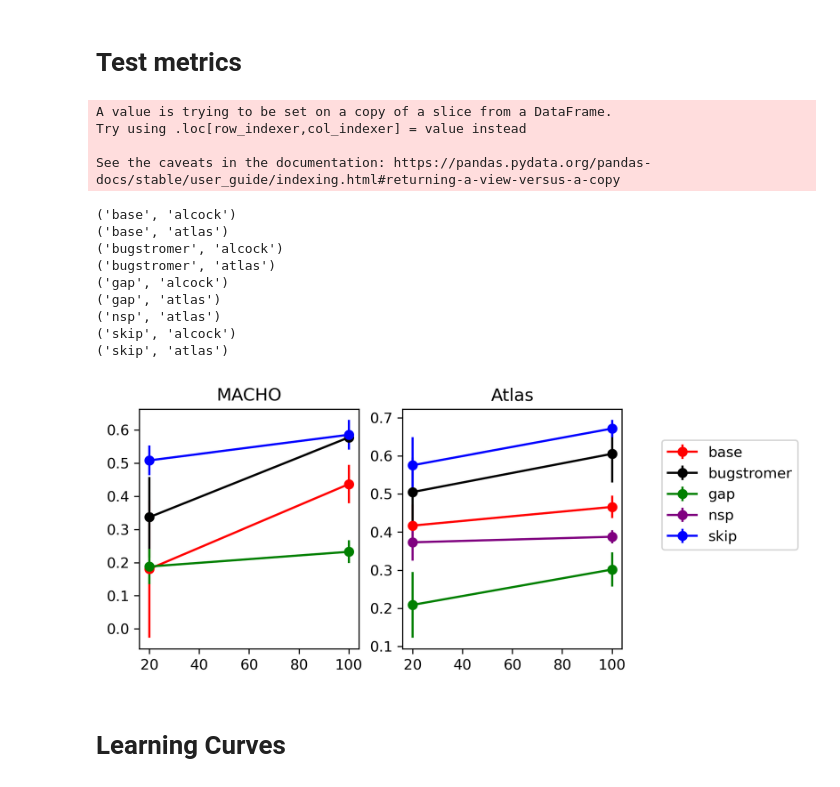
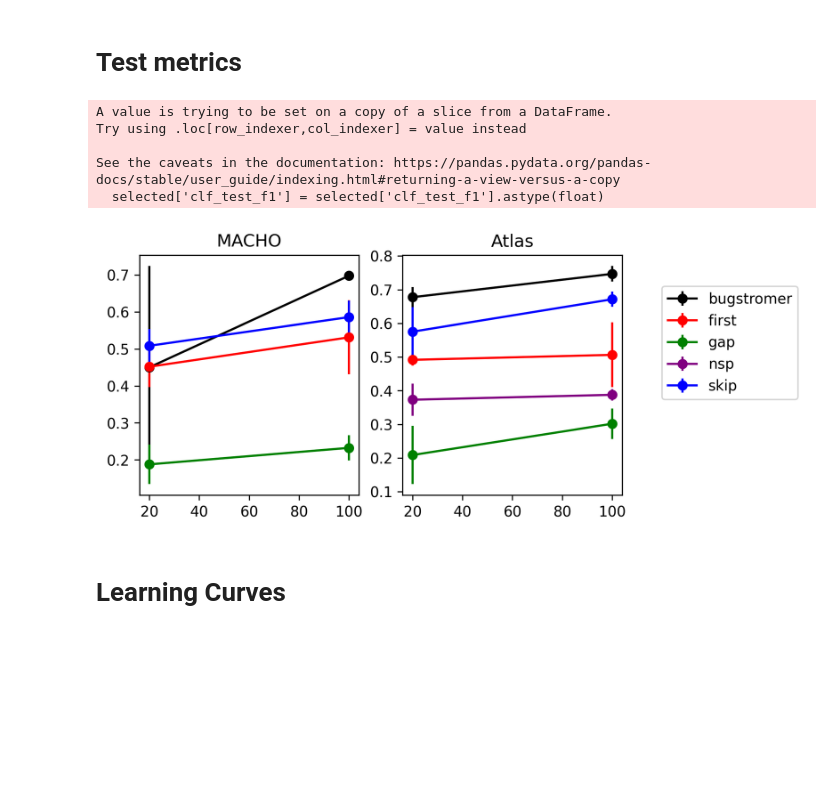
Before and after one commit to cridonoso/astromer, a Jupyter notebook: presentation/notebooks/classification_comparison.ipynb, the cells around one changed output. Cells and saved outputs as stored; diff of their text form; code cells hidden in the pictures; blank space fills up the shorter version.

Commit message:
classification script weird

```diff
--- a/presentation/notebooks/classification_comparison.ipynb
+++ b/presentation/notebooks/classification_comparison.ipynb
@@ -32,7 +32,8 @@ The autoreload extension is already loaded. To reload it, use:
 # %%
 root = [
-'./presentation/experiments/astromer_0/results/bugstromer/2023-10-16_14-06-03/classification/',
-'./presentation/experiments/astromer_1/results/base/2024-01-15_01-25-27/classification_finetuning/',
+'./presentation/experiments/astromer_0/results/bugstromer/2023-10-16_14-06-03/classification_new/',
+# './presentation/experiments/astromer_1/results/base/2024-01-15_01-25-27/classification_finetuning/',
+'./presentation/experiments/astromer_1/results/first/2024-01-24_14-57-06/classification/',
 './presentation/experiments/astromer_2/results/gap/2024-01-09_00-03-51/pretraining/classification/',
 './presentation/experiments/astromer_2/results/nsp/2024-01-09_00-04-20/classification/',
 './presentation/experiments/astromer_2/results/skip/2024-01-09_00-03-12/classification/']
@@ -62,42 +63,38 @@ for r in root:
                 except Exception as e:
                     continue
 metrics = pd.DataFrame(frames)
+# %%
+selected = metrics[['dataset', 'spc', 'path', 'fold_n', 'clf_test_f1']]
+selected['clf_test_f1'] = selected['clf_test_f1'].astype(float)
+# %% [output]
+A value is trying to be set on a copy of a slice from a DataFrame.
+Try using .loc[row_indexer,col_indexer] = value instead
+
+See the caveats in the documentation: https://pandas.pydata.org/pandas-docs/stable/user_guide/indexing.html#returning-a-view-versus-a-copy
+  selected['clf_test_f1'] = selected['clf_test_f1'].astype(float)
 # %%
-selected = metrics[['dataset', 'spc', 'path', 'fold_n', 'clf_test_f1']]
-selected['clf_test_f1'] = selected['clf_test_f1'].astype(float)
-
-colors = {'bugstromer': 'k', 'base': 'r', 'gap': 'g', 'nsp': 'purple', 'skip':'b'}
+colors = {'bugstromer': 'k', 'base':'pink', 'first': 'r', 'gap': 'g', 'nsp': 'purple', 'skip':'b'}
 fig, axes = plt.subplots(1, 2, figsize=(6, 3), dpi=300)
 for keys, frame in selected.groupby(['path', 'dataset']):
-    values = frame.groupby('spc').mean().reset_index()
-    std_values = frame.groupby('spc').std().reset_index()
-    print(keys)
+
+    f = frame[['clf_test_f1', 'spc']]
+
+    values = f.groupby('spc').mean().reset_index()
+    std_values = f.groupby('spc').std().reset_index()
+
     if keys[1] == 'alcock':
         axes[0].errorbar(values['spc'], values['clf_test_f1'],yerr=std_values['clf_test_f1'],
                          label=keys[0], marker='o', color=colors[keys[0]])
         axes[0].set_title('MACHO')
     else:
         axes[1].errorbar(values['spc'], values['clf_test_f1'],yerr=std_values['clf_test_f1'],
                          label=keys[0], marker='o', color=colors[keys[0]])
         axes[1].set_title('Atlas')
 
 axes[1].legend(bbox_to_anchor=(1.15, .9), ncol=1)
 plt.show()
 # %% [output]
-A value is trying to be set on a copy of a slice from a DataFrame.
-Try using .loc[row_indexer,col_indexer] = value instead
-
-See the caveats in the documentation: https://pandas.pydata.org/pandas-docs/stable/user_guide/indexing.html#returning-a-view-versus-a-copy
-('base', 'alcock')
-('base', 'atlas')
-('bugstromer', 'alcock')
-('bugstromer', 'atlas')
-('gap', 'alcock')
-('gap', 'atlas')
-('nsp', 'atlas')
-('skip', 'alcock')
-('skip', 'atlas')
-[figure, old version]
+[figure, new version]
 # %% [markdown]
 # Learning Curves
 # %%
```
Also changed, not shown: parts of 3 cells of this notebook, 4 other files.
